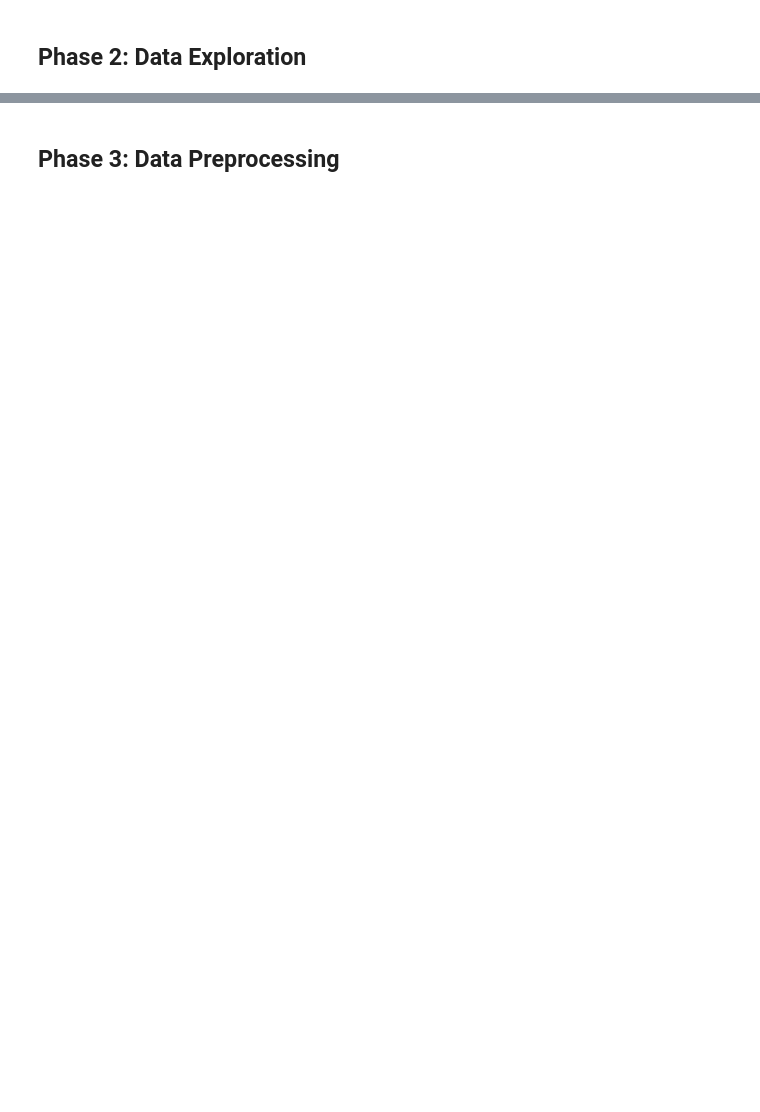
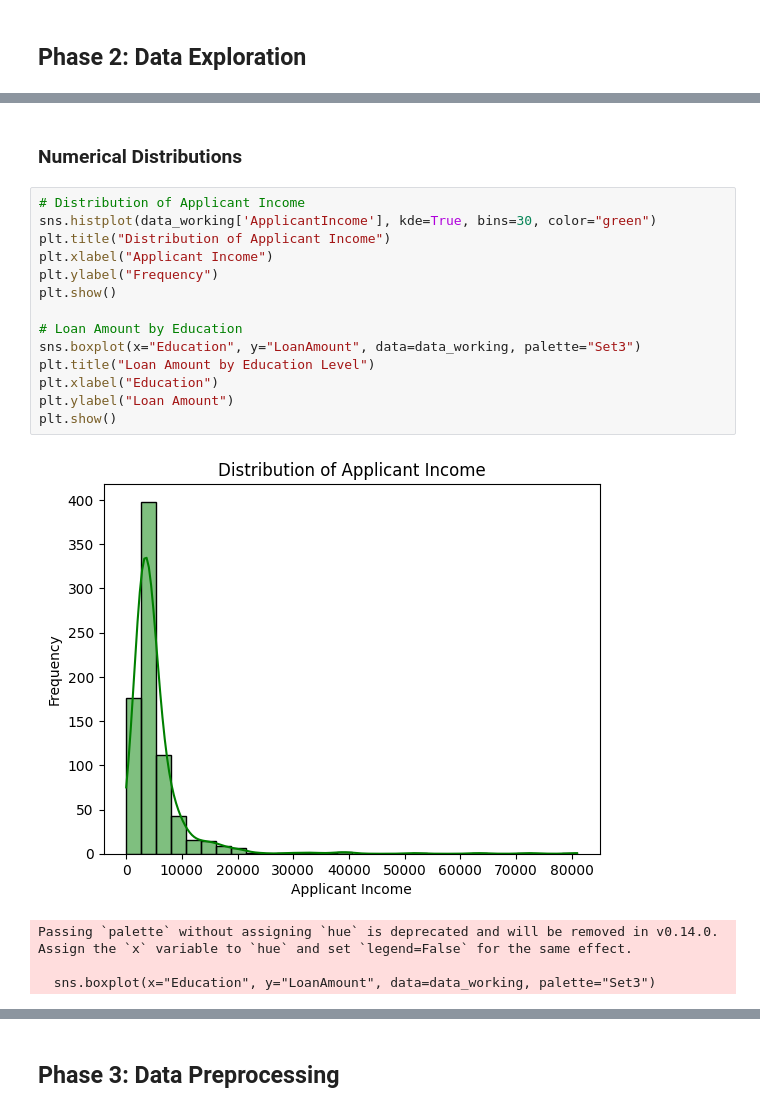
Before and after one commit to simbouch/classification, a Jupyter notebook: notebooks/loan_bank_notebook1.ipynb, the cells around one changed output, grey strips where cells are left out. Cells and saved outputs as stored; diff of their text form; blank space fills up the shorter version.

```diff
--- a/notebooks/loan_bank_notebook1.ipynb
+++ b/notebooks/loan_bank_notebook1.ipynb
@@ -31,0 +354,21 @@ data.head()
+# %% [markdown]
+### Numerical Distributions
+# %%
+# Distribution of Applicant Income
+sns.histplot(data_working['ApplicantIncome'], kde=True, bins=30, color="green")
+plt.title("Distribution of Applicant Income")
+plt.xlabel("Applicant Income")
+plt.ylabel("Frequency")
+plt.show()
+
+# Loan Amount by Education
+sns.boxplot(x="Education", y="LoanAmount", data=data_working, palette="Set3")
+plt.title("Loan Amount by Education Level")
+plt.xlabel("Education")
+plt.ylabel("Loan Amount")
+plt.show()
+# %% [output]
+[figure, added]
+Passing `palette` without assigning `hue` is deprecated and will be removed in v0.14.0. Assign the `x` variable to `hue` and set `legend=False` for the same effect.
+
+  sns.boxplot(x="Education", y="LoanAmount", data=data_working, palette="Set3")
```
Also changed, not shown: parts of 38 cells of this notebook, 4 other files.
